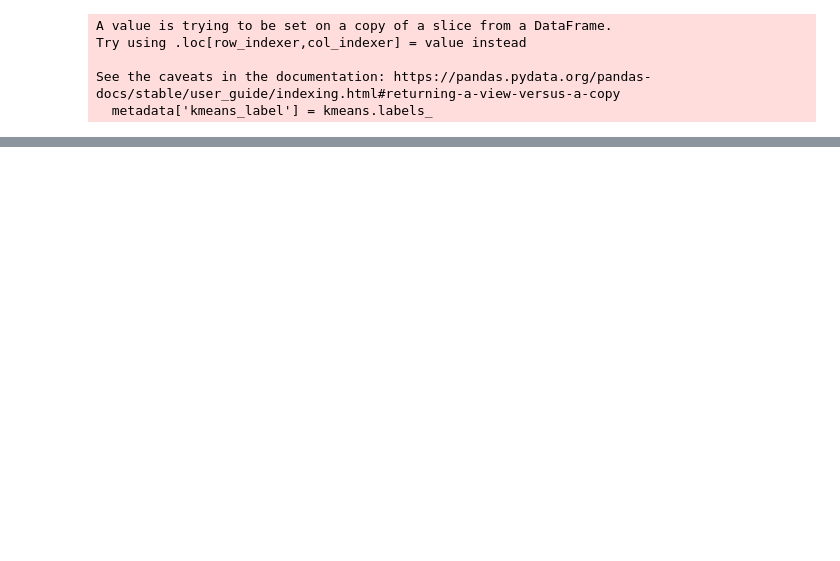
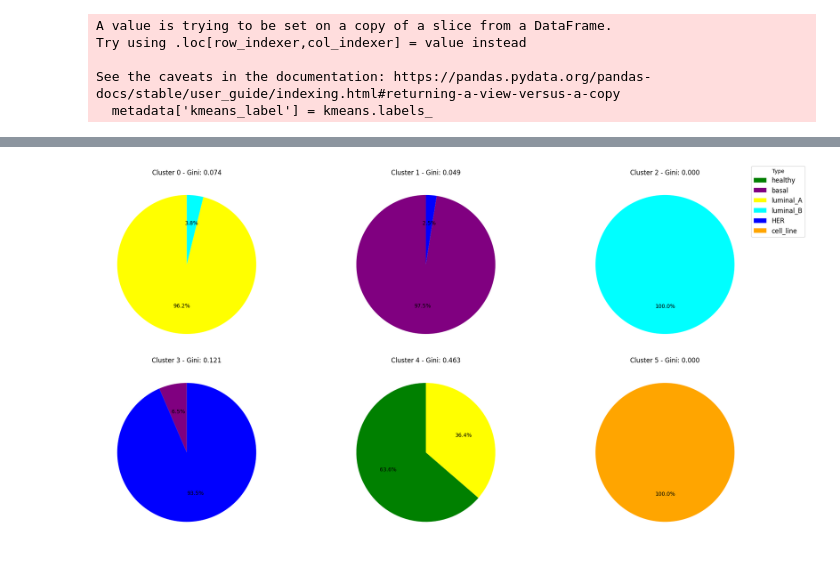
Before and after one commit to itanini/ML_project, a Jupyter notebook: kmeans_compare_centroids_jupiter.ipynb, the cells around one changed output, grey strips where cells are left out. Drawn from its saved outputs; the diff is of its cells as text; code cells hidden in the pictures; blank space fills up the shorter version.

```diff
--- a/kmeans_compare_centroids_jupiter.ipynb
+++ b/kmeans_compare_centroids_jupiter.ipynb
@@ -205,0 +257,8 @@ for cluster_label in np.unique(metadata['kmeans_label']):
+# %%
+raw_data = pd.read_csv("Breast_GSE45827.csv")
+top_50_genes = pd.read_csv('top_50_genes.csv')
+top_50_genes_data = raw_data[top_50_genes['Gene']]
+top_50_genes_data
+# %%
+top50_kmeans = KMeans(n_clusters=6)
+top50_kmeans.fit(top_50_genes_data)
@@ -205,0 +326,72 @@ for cluster_label in np.unique(metadata['kmeans_label']):
+# %%
+import matplotlib.pyplot as plt
+import numpy as np
+
+metadata['top50_kmeans'] = top50_kmeans.labels_
+
+# Define the fixed colors for each type (example: 6 types)
+type_colors = {
+    'healthy': 'green',
+    'basal': 'purple',
+    'luminal_A': 'yellow',
+    'luminal_B': 'cyan',
+    'HER': 'blue',
+    'cell_line': 'orange'
+}
+
+# Function to calculate Gini Impurity
+def gini_impurity(counts):
+    total = sum(counts)
+    if total == 0:
+        return 0
+    proportions = np.array(counts) / total
+    return 1 - np.sum(proportions**2)
+
+# Function to format percentages and hide 0% labels
+def remove_zero_percentages(pct, allvalues):
+    return f'{pct:.1f}%' if pct > 0 else ''  # Only show percentage if > 0%
+
+# Set up a 2x3 grid for the pie charts (6 pie charts)
+fig, axes = plt.subplots(2, 3, figsize=(20, 10))
+
+# Flatten the axes array for easier indexing
+axes = axes.flatten()
+
+# Loop through each unique KMeans cluster (assuming top50_kmeans column exists)
+for i, cluster_label in enumerate(np.unique(metadata['top50_kmeans'])):
+    # Select the subset of data for this cluster
+    cluster_data = metadata[metadata['top50_kmeans'] == cluster_label]
+
+    # Count the occurrences of each 'type' within the current cluster
+    type_counts = cluster_data['type'].value_counts()
+
+    # Ensure that all types are represented, even those with a count of 0
+    full_type_counts = {type_: 0 for type_ in type_colors}  # Initialize all types with 0
+    full_type_counts.update(type_counts.to_dict())  # Update with actual counts
+
+    # Sort types based on the predefined order (to keep colors consistent)
+    sorted_types = list(type_colors.keys())
+    sorted_counts = [full_type_counts[type_] for type_ in sorted_types]
+    chart_colors = [type_colors[type_] for type_ in sorted_types]
+
+    # Calculate Gini impurity for this cluster
+    gini = gini_impurity(sorted_counts)
+
+    # Create a pie chart for the distribution of 'type' within this cluster
+    axes[i].pie(sorted_counts,
+                autopct=lambda pct: remove_zero_percentages(pct, sorted_counts),
+                startangle=90, colors=chart_colors)
+    axes[i].set_title(f"Cluster {cluster_label} - Gini: {gini:.3f}")
+
+# Create a single legend for all pie charts outside the plot
+fig.legend(labels=type_colors.keys(), loc='upper right', title="Type", fontsize=12)
+
+# Adjust layout to avoid overlapping text and ensure proper spacing
+plt.tight_layout()
+
+# Save the figure as a PNG file
+plt.savefig("top50_kmeans_pie_charts_combined_with_gini.png", bbox_inches='tight')
+
+# Show the figure (optional)
+plt.show()
+# %% [output]
@@ -205,0 +403 @@ for cluster_label in np.unique(metadata['kmeans_label']):
+[figure, added]
```
Also changed, not shown: parts of 28 cells of this notebook, 6 other files.
